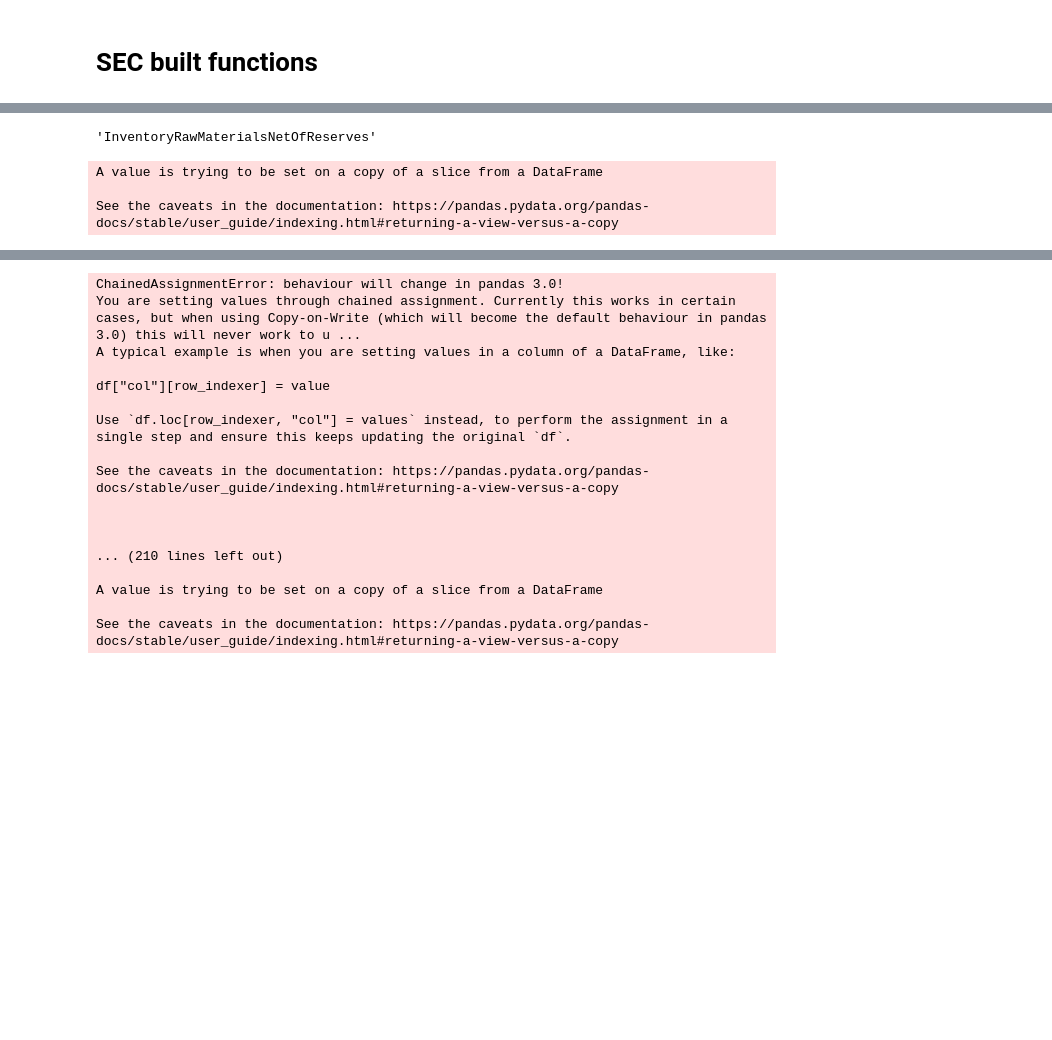
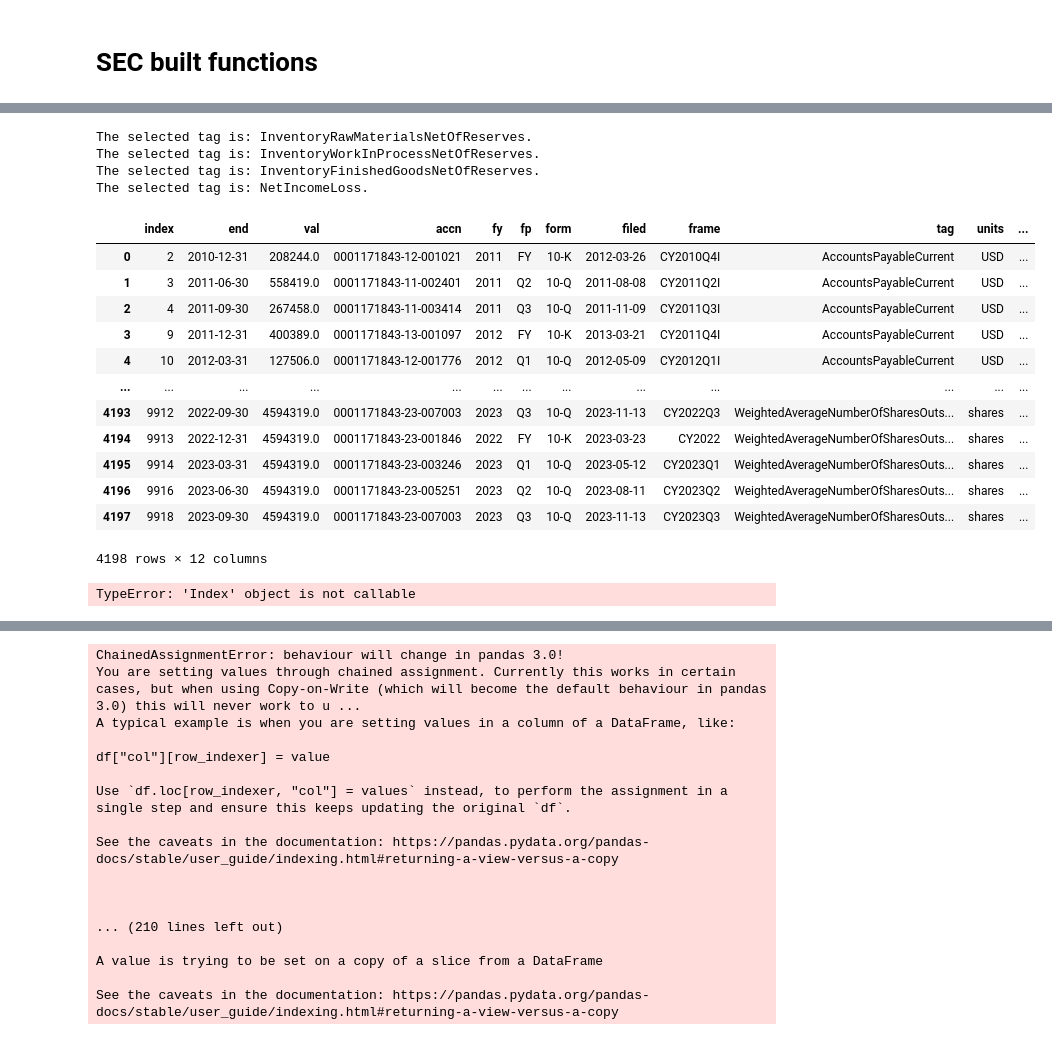
Before and after one commit to hurdg/StreamLit_Dash, a Jupyter notebook: Charting.ipynb, the cells around one changed output, grey strips where cells are left out. Saved outputs shown, nothing was run; the diff lists cells and outputs as text; code cells hidden in the pictures; blank space fills up the shorter version.

```diff
--- a/Charting.ipynb
+++ b/Charting.ipynb
@@ -36,8 +28,0 @@ df = EDGAR_query(cik_str, header = header)
-# %%
-def EDGAR_gettag(tag:str, tags:list=None):
-    all_matching_tags = tags[tags.str.contains(tag, case = False)].unique()
-    min_tag = min(all_matching_tags, key=len)
-    return(min_tag)
-EDGAR_gettag('rawmaterials', df['tag'])
-# %% [output]
-'InventoryRawMaterialsNetOfReserves'
@@ -57,12 +29,18 @@ inc_tag = min(inc_tags, key=len)
+# %%
+raw_tag = EDGAR_gettag('rawmaterials', df['tag'])
+wip_tag = EDGAR_gettag('workinprocess', df['tag'])
+fin_tag = EDGAR_gettag('FinishedGoods', df['tag'])
+inc_tag = EDGAR_gettag('netincome', df['tag'])
+# %% [output]
+The selected tag is: InventoryRawMaterialsNetOfReserves.
+The selected tag is: InventoryWorkInProcessNetOfReserves.
+The selected tag is: InventoryFinishedGoodsNetOfReserves.
+The selected tag is: NetIncomeLoss.
 # %%
 df[["start", 'end']] = df[["start", 'end']].apply(pd.to_datetime, errors='coerce', utc=False)
 df = df[df['frame'].notna() & df['frame'].notnull()]
-df.sort_values(by='end', inplace = True)
+df.sort_values(['tag', 'end', 'start'], inplace = True)
 df.reset_index(inplace = True)
-# %% [output]
-A value is trying to be set on a copy of a slice from a DataFrame
-
-See the caveats in the documentation: https://pandas.pydata.org/pandas-docs/stable/user_guide/indexing.html#returning-a-view-versus-a-copy
 # %%
 
 #Subset by desired data
@@ -71,3 +49,28 @@ df_inventory = df[df['tag'].isin([raw_tag, wip_tag, fin_tag, inc_tag])][['start'
 #df_inventory = df_inventory[df_inventory['frame'].notna() & df_inventory['frame'].notnull()]
 #df_inventory.sort_values(by='end', inplace = True)
 df_inventory.reset_index(inplace = True)
+# %%
+df['end']-df['start']
+df['units'].str.contains('usd', case = False)
+
+df
+# %% [output]
+|  | index | end | val | accn | fy | fp | form | filed | frame | tag | units | ... |
+| 0 | 2 | 2010-12-31 | 208244.0 | 0001171843-12-001021 | 2011 | FY | 10-K | 2012-03-26 | CY2010Q4I | AccountsPayableCurrent | USD | ... |
+| 1 | 3 | 2011-06-30 | 558419.0 | 0001171843-11-002401 | 2011 | Q2 | 10-Q | 2011-08-08 | CY2011Q2I | AccountsPayableCurrent | USD | ... |
+| 2 | 4 | 2011-09-30 | 267458.0 | 0001171843-11-003414 | 2011 | Q3 | 10-Q | 2011-11-09 | CY2011Q3I | AccountsPayableCurrent | USD | ... |
+| 3 | 9 | 2011-12-31 | 400389.0 | 0001171843-13-001097 | 2012 | FY | 10-K | 2013-03-21 | CY2011Q4I | AccountsPayableCurrent | USD | ... |
+| 4 | 10 | 2012-03-31 | 127506.0 | 0001171843-12-001776 | 2012 | Q1 | 10-Q | 2012-05-09 | CY2012Q1I | AccountsPayableCurrent | USD | ... |
+| ... | ... | ... | ... | ... | ... | ... | ... | ... | ... | ... | ... | ... |
+| 4193 | 9912 | 2022-09-30 | 4594319.0 | 0001171843-23-007003 | 2023 | Q3 | 10-Q | 2023-11-13 | CY2022Q3 | WeightedAverageNumberOfSharesOuts... | shares | ... |
+| 4194 | 9913 | 2022-12-31 | 4594319.0 | 0001171843-23-001846 | 2022 | FY | 10-K | 2023-03-23 | CY2022 | WeightedAverageNumberOfSharesOuts... | shares | ... |
+| 4195 | 9914 | 2023-03-31 | 4594319.0 | 0001171843-23-003246 | 2023 | Q1 | 10-Q | 2023-05-12 | CY2023Q1 | WeightedAverageNumberOfSharesOuts... | shares | ... |
+| 4196 | 9916 | 2023-06-30 | 4594319.0 | 0001171843-23-005251 | 2023 | Q2 | 10-Q | 2023-08-11 | CY2023Q2 | WeightedAverageNumberOfSharesOuts... | shares | ... |
+| 4197 | 9918 | 2023-09-30 | 4594319.0 | 0001171843-23-007003 | 2023 | Q3 | 10-Q | 2023-11-13 | CY2023Q3 | WeightedAverageNumberOfSharesOuts... | shares | ... |
+4198 rows × 12 columns
+# %%
+inc_index = df_inventory[df_inventory['tag'] == inc_tag].index
+delta = df_inventory.iloc[inc_index]['end'] - df_inventory.iloc[inc_index]['start']
+inc_index(delta > dt.timedelta(200))
+# %% [output]
+TypeError: 'Index' object is not callable
```
Also changed, not shown: parts of 5 cells of this notebook.
